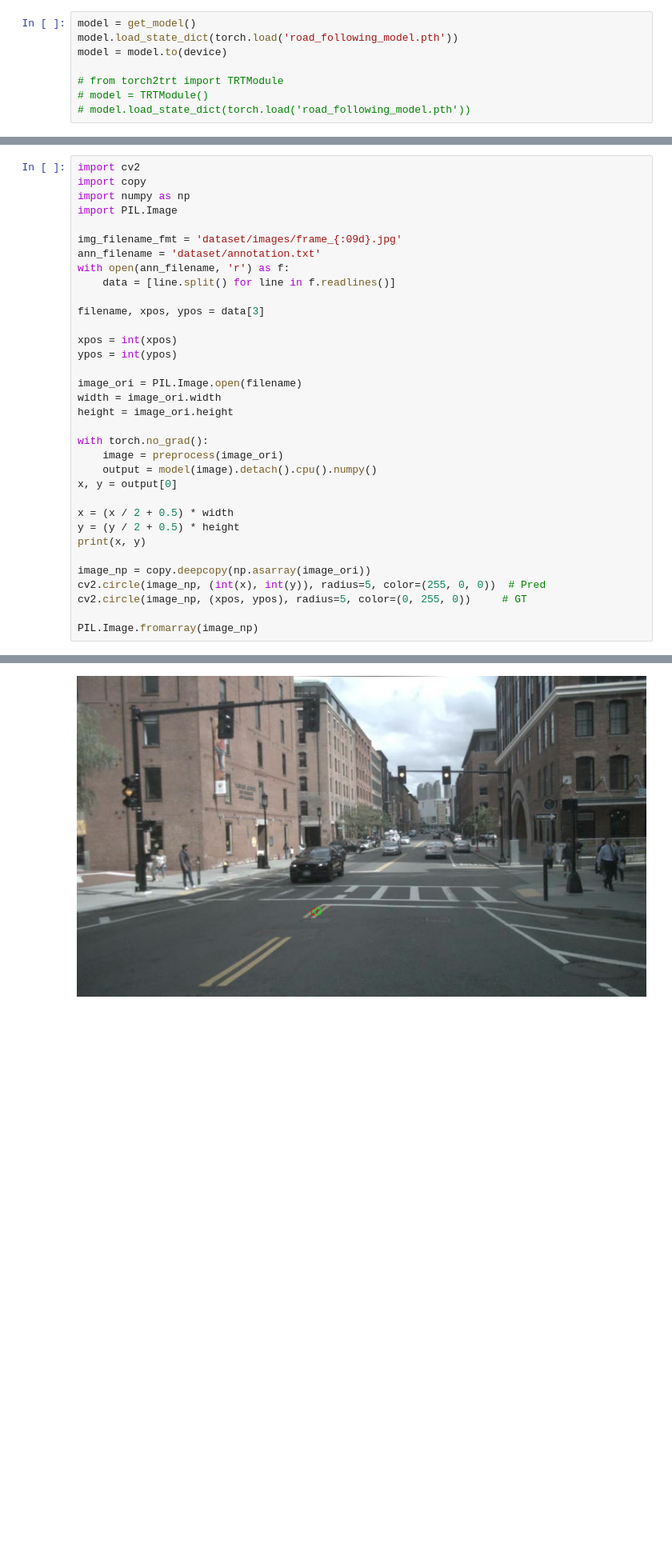
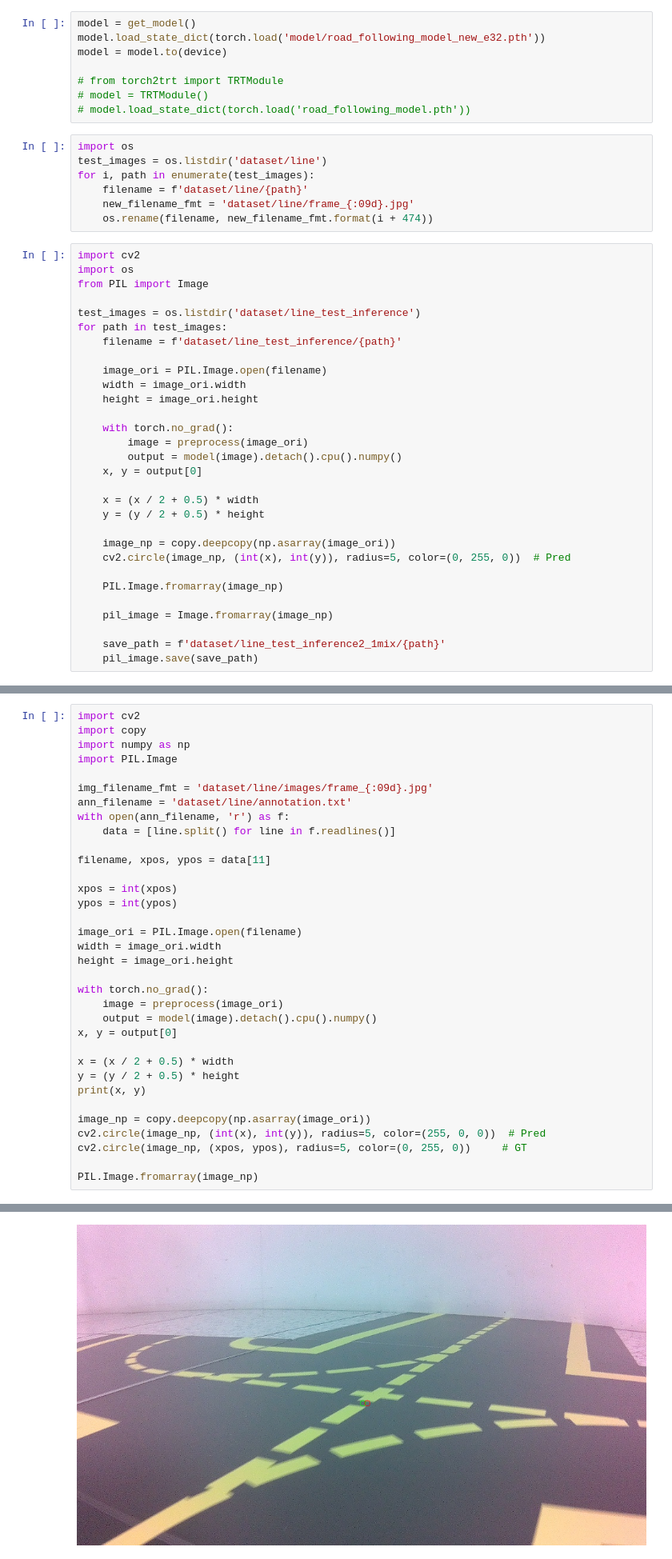
Before and after one commit to superego18/JetRacer, a Jupyter notebook: jetracer/train_road_center_model.ipynb, the cells around one changed output, grey strips where cells are left out. Shown at 80% size. Cells and saved outputs as stored; diff of their text form; blank space fills up the shorter version.

```diff
--- a/jetracer/train_road_center_model.ipynb
+++ b/jetracer/train_road_center_model.ipynb
@@ -236,9 +280,46 @@ def preprocess(image: PIL.Image):
     return image[None, ...]
 # %%
 model = get_model()
-model.load_state_dict(torch.load('road_following_model.pth'))
+model.load_state_dict(torch.load('model/road_following_model_new_e32.pth'))
 model = model.to(device)
 
 # from torch2trt import TRTModule
 # model = TRTModule()
 # model.load_state_dict(torch.load('road_following_model.pth'))
+# %%
+import os
+test_images = os.listdir('dataset/line')
+for i, path in enumerate(test_images):
+    filename = f'dataset/line/{path}'
+    new_filename_fmt = 'dataset/line/frame_{:09d}.jpg'
+    os.rename(filename, new_filename_fmt.format(i + 474))
+# %%
+import cv2
+import os
+from PIL import Image
+
+test_images = os.listdir('dataset/line_test_inference')
+for path in test_images:
+    filename = f'dataset/line_test_inference/{path}'
+
+    image_ori = PIL.Image.open(filename)
+    width = image_ori.width
+    height = image_ori.height
+
+    with torch.no_grad():
+        image = preprocess(image_ori)
+        output = model(image).detach().cpu().numpy()
+    x, y = output[0]
+
+    x = (x / 2 + 0.5) * width
+    y = (y / 2 + 0.5) * height
+
+    image_np = copy.deepcopy(np.asarray(image_ori))
+    cv2.circle(image_np, (int(x), int(y)), radius=5, color=(0, 255, 0))  # Pred
+
+    PIL.Image.fromarray(image_np)
+
+    pil_image = Image.fromarray(image_np)
+
+    save_path = f'dataset/line_test_inference2_1mix/{path}'
+    pil_image.save(save_path)
@@ -248,12 +331,12 @@ import copy
 import numpy as np
 import PIL.Image
 
-img_filename_fmt = 'dataset/images/frame_{:09d}.jpg'
-ann_filename = 'dataset/annotation.txt'
+img_filename_fmt = 'dataset/line/images/frame_{:09d}.jpg'
+ann_filename = 'dataset/line/annotation.txt'
 with open(ann_filename, 'r') as f:
     data = [line.split() for line in f.readlines()]
 
-filename, xpos, ypos = data[3]
+filename, xpos, ypos = data[11]
 
 xpos = int(xpos)
 ypos = int(ypos)
@@ -281 +364 @@ PIL.Image.fromarray(image_np)
-[figure, old version]
+[figure, new version]
```
Also changed, not shown: parts of 12 cells of this notebook, 2 other files.
